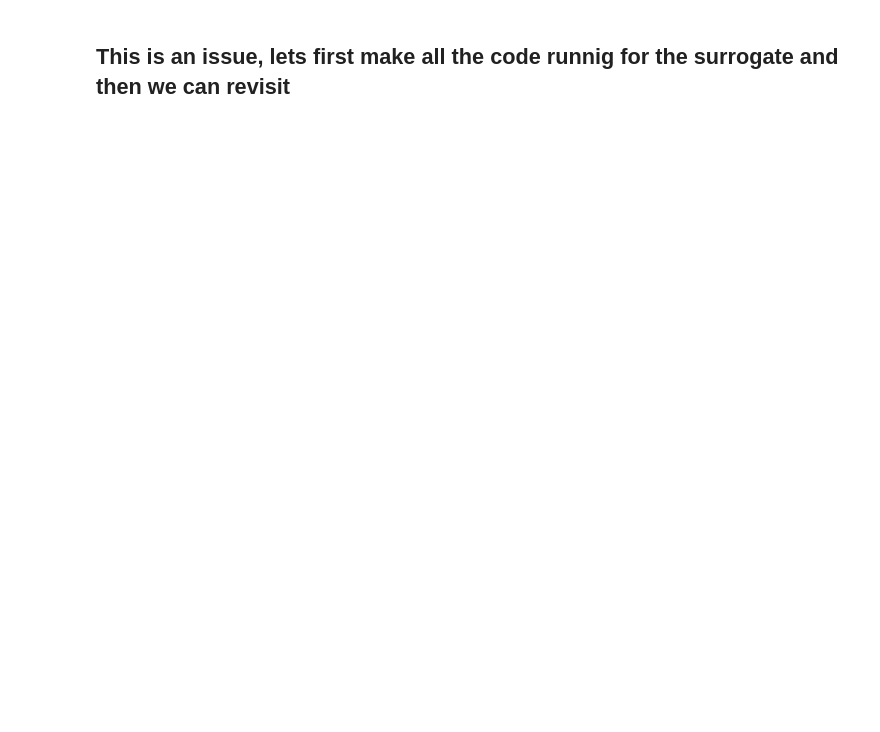
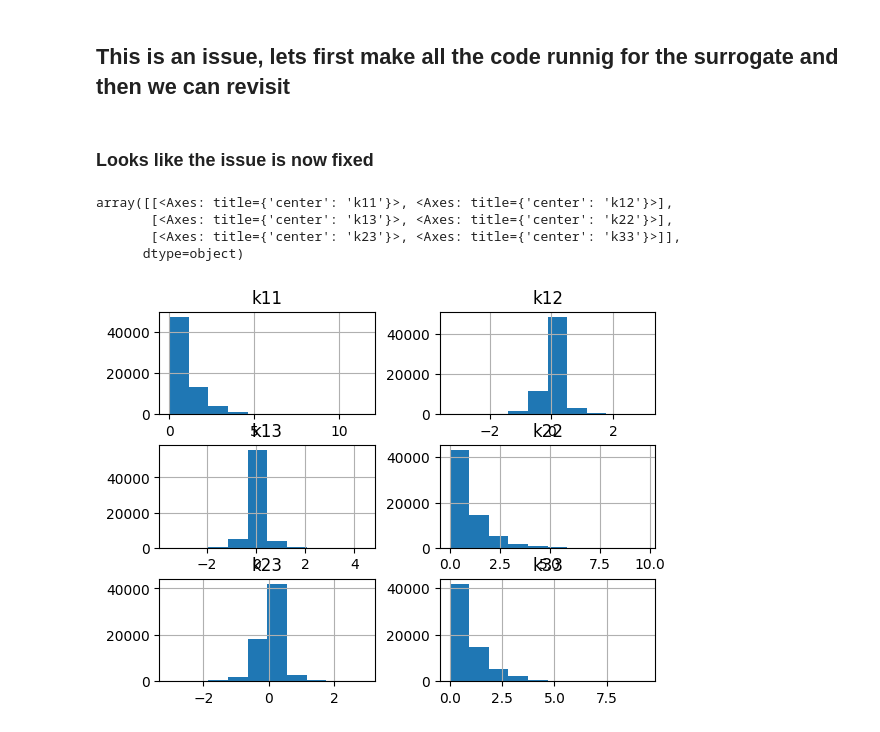
Before and after one commit to ajacobth/DiffMicromehanics, a Jupyter notebook: TC_surrogate/DataAnalysis.ipynb, the cells around one changed output. Drawn from its saved outputs; the diff is of its cells as text; code cells hidden in the pictures; blank space fills up the shorter version.

```diff
--- a/TC_surrogate/DataAnalysis.ipynb
+++ b/TC_surrogate/DataAnalysis.ipynb
@@ -99,2 +99,12 @@ Fraction of valid orientation tensors: 0.1853790283203125
 # %% [markdown]
 ## This is an issue, lets first make all the code runnig for the surrogate and then we can revisit
+# %% [markdown]
+### Looks like the issue is now fixed
+# %%
+df[outputs].hist()
+# %% [output]
+array([[<Axes: title={'center': 'k11'}>, <Axes: title={'center': 'k12'}>],
+       [<Axes: title={'center': 'k13'}>, <Axes: title={'center': 'k22'}>],
+       [<Axes: title={'center': 'k23'}>, <Axes: title={'center': 'k33'}>]],
+      dtype=object)
+[figure, added]
```
Also changed, not shown: parts of 4 cells of this notebook, 51 other files.
